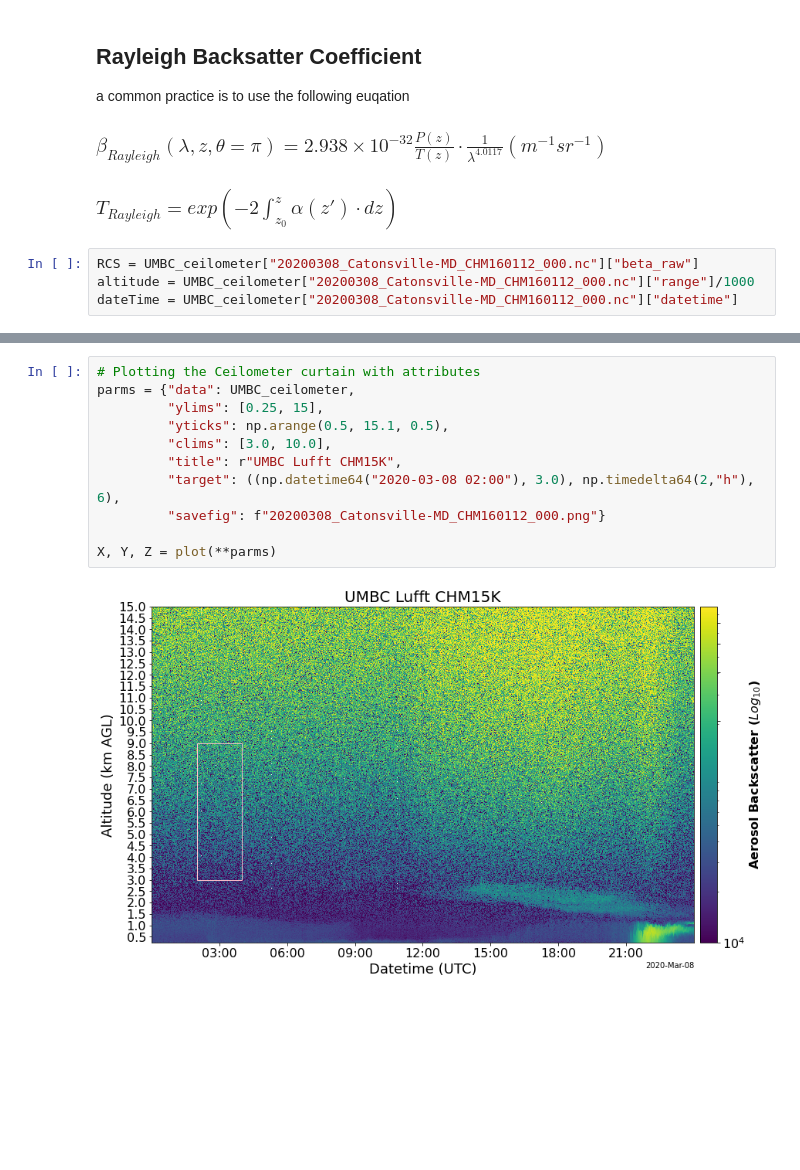
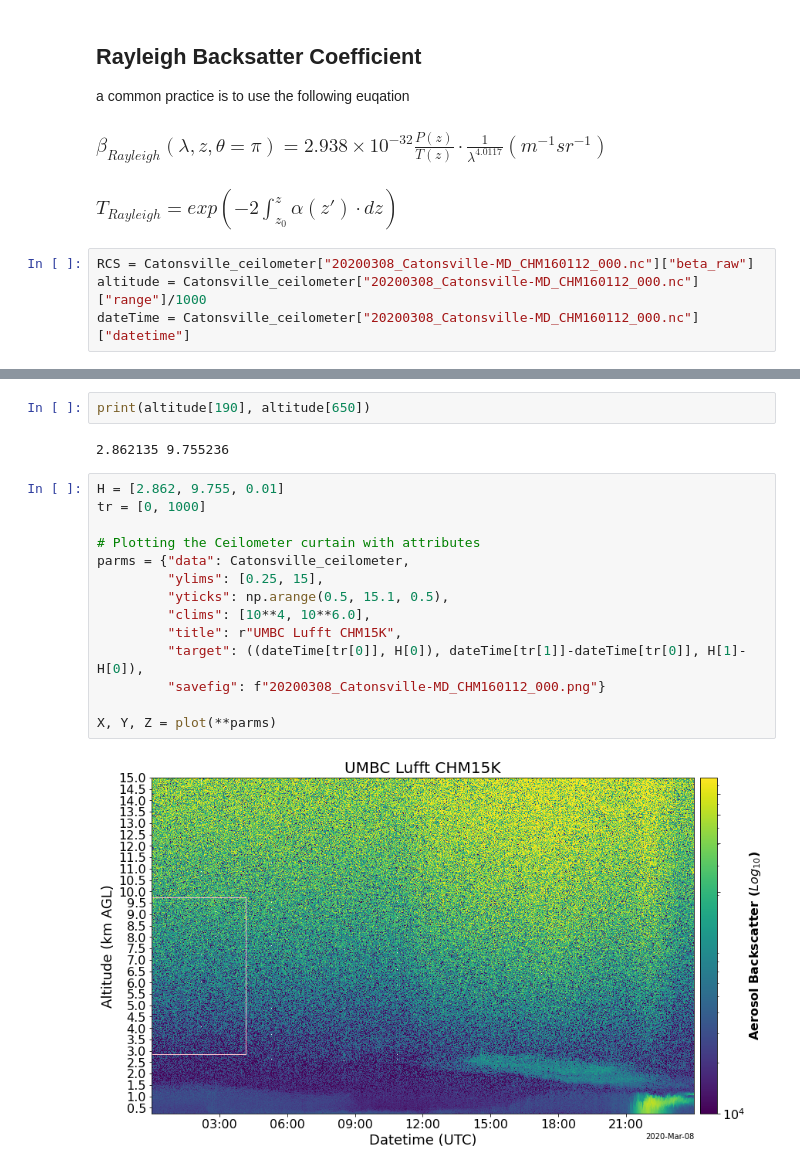
Before and after one commit to moroots/CourseWork, a Jupyter notebook: PHYS650/HW01_Ceilometer-checkpoint.ipynb, the cells around one changed output, grey strips where cells are left out. Cells and saved outputs as stored; diff of their text form; blank space fills up the shorter version.

```diff
--- a/PHYS650/HW01_Ceilometer-checkpoint.ipynb
+++ b/PHYS650/HW01_Ceilometer-checkpoint.ipynb
@@ -269,6 +280,6 @@ a common practice is to use the following euqation
 
 ### $T_{Rayleigh} = exp(-2 \int_{z_0}^{z} \alpha(z') \cdot dz)$
 # %%
-RCS = UMBC_ceilometer["20200308_Catonsville-MD_CHM160112_000.nc"]["beta_raw"]
-altitude = UMBC_ceilometer["20200308_Catonsville-MD_CHM160112_000.nc"]["range"]/1000
-dateTime = UMBC_ceilometer["20200308_Catonsville-MD_CHM160112_000.nc"]["datetime"]
+RCS = Catonsville_ceilometer["20200308_Catonsville-MD_CHM160112_000.nc"]["beta_raw"]
+altitude = Catonsville_ceilometer["20200308_Catonsville-MD_CHM160112_000.nc"]["range"]/1000
+dateTime = Catonsville_ceilometer["20200308_Catonsville-MD_CHM160112_000.nc"]["datetime"]
@@ -288,13 +286,20 @@ plt.xlim(-0.05, 0.05)
+# %%
+print(altitude[190], altitude[650])
+# %% [output]
+2.862135 9.755236
 # %%
+H = [2.862, 9.755, 0.01]
+tr = [0, 1000]
+
 # Plotting the Ceilometer curtain with attributes
-parms = {"data": UMBC_ceilometer,
+parms = {"data": Catonsville_ceilometer,
          "ylims": [0.25, 15],
          "yticks": np.arange(0.5, 15.1, 0.5),
-         "clims": [3.0, 10.0],
+         "clims": [10**4, 10**6.0],
          "title": r"UMBC Lufft CHM15K",
-         "target": ((np.datetime64("2020-03-08 02:00"), 3.0), np.timedelta64(2,"h"), 6),
+         "target": ((dateTime[tr[0]], H[0]), dateTime[tr[1]]-dateTime[tr[0]], H[1]-H[0]),
          "savefig": f"20200308_Catonsville-MD_CHM160112_000.png"}
 
 X, Y, Z = plot(**parms)
 # %% [output]
-[figure, old version]
+[figure, new version]
```
Also changed, not shown: parts of 11 cells of this notebook.
